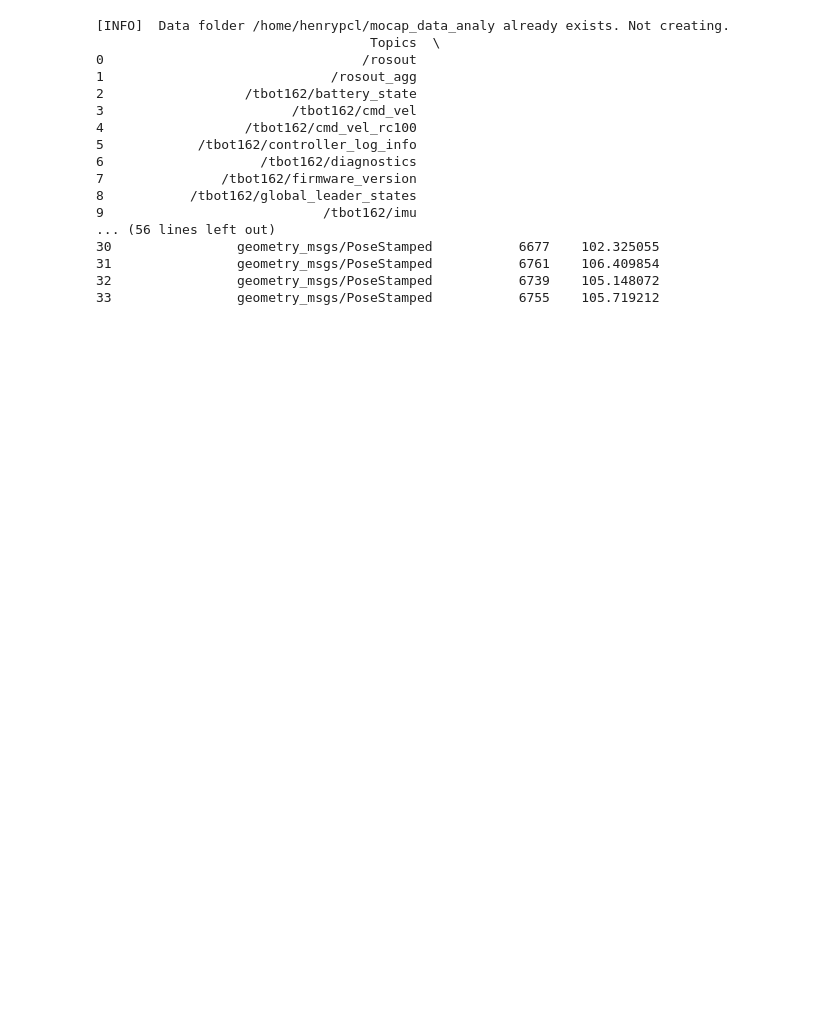
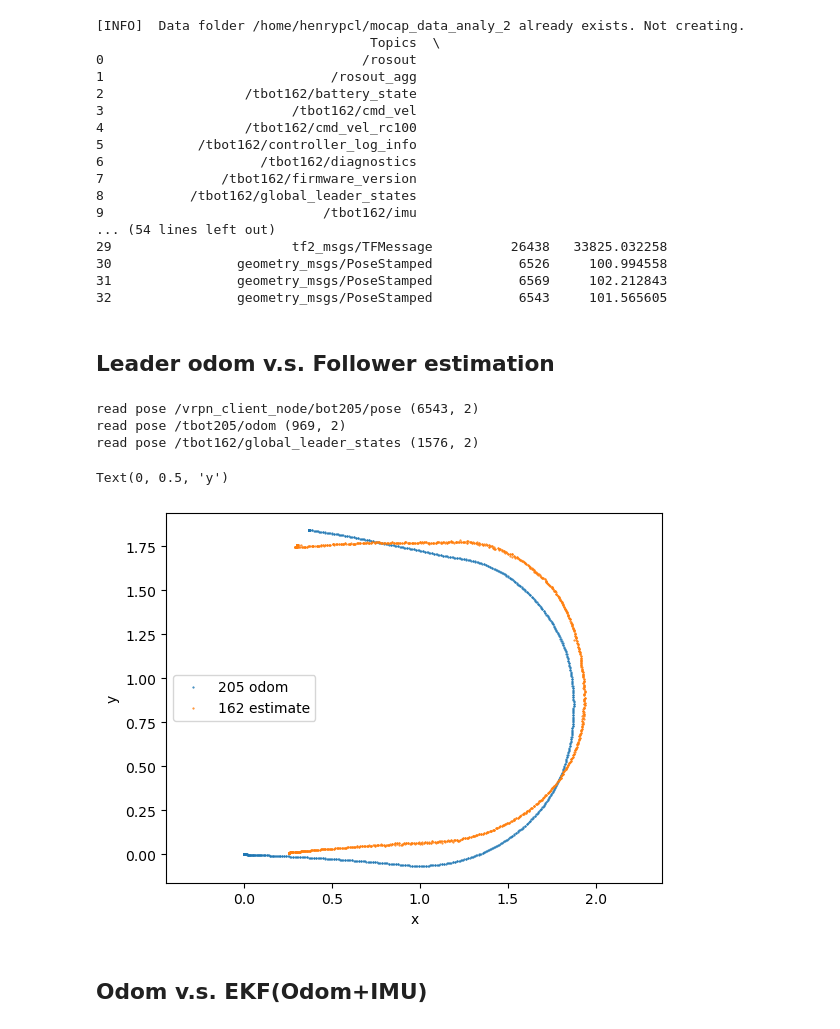
Before and after one commit to holyhenry/DSR_s_curve_tbot_test, a Jupyter notebook: plotting/scripts/system_test.ipynb, the cells around one changed output. Saved outputs shown, nothing was run; the diff lists cells and outputs as text; code cells hidden in the pictures; blank space fills up the shorter version.

```diff
--- a/plotting/scripts/system_test.ipynb
+++ b/plotting/scripts/system_test.ipynb
@@ -19,10 +19,10 @@ def read_pose_from_bag(bag, name_topic, name_x, name_y):
     print(f"read pose {name_topic}", pose.shape)
     return t, pose
 
-bag = bagreader('/home/henrypcl/mocap_data_analy.bag')
+bag = bagreader('/home/henrypcl/mocap_data_analy_2.bag')
 print(bag.topic_table)
 # %% [output]
-[INFO]  Data folder /home/henrypcl/mocap_data_analy already exists. Not creating.
+[INFO]  Data folder /home/henrypcl/mocap_data_analy_2 already exists. Not creating.
                                    Topics  \
 0                                 /rosout
 1                             /rosout_agg
@@ -34,9 +34,37 @@ print(bag.topic_table)
 7               /tbot162/firmware_version
 8           /tbot162/global_leader_states
 9                            /tbot162/imu
-... (56 lines left out)
-30                geometry_msgs/PoseStamped           6677    102.325055
-31                geometry_msgs/PoseStamped           6761    106.409854
-32                geometry_msgs/PoseStamped           6739    105.148072
-33                geometry_msgs/PoseStamped           6755    105.719212
+... (54 lines left out)
+29                       tf2_msgs/TFMessage          26438   33825.032258
+30                geometry_msgs/PoseStamped           6526     100.994558
+31                geometry_msgs/PoseStamped           6569     102.212843
+32                geometry_msgs/PoseStamped           6543     101.565605
+# %% [markdown]
+## Leader odom v.s. Follower estimation
+# %%
+_, pose_205_mocap = read_pose_from_bag(bag,
+                                    '/vrpn_client_node/bot205/pose',
+                                    'pose.position.x',
+                                    'pose.position.y')
+_, pose_205_odom = read_pose_from_bag(bag,
+                                    '/tbot205/odom',
+                                    'pose.pose.position.x',
+                                    'pose.pose.position.y')
+_, pose_162_estimate = read_pose_from_bag(bag,
+                                    '/tbot162/global_leader_states',
+                                    'x',
+                                    'y')
+plt.figure()
+# plt.plot(pose_205_mocap[:,0],pose_205_mocap[:,1], '.', markersize='1', label='205 mocap')
+plt.plot(pose_205_odom[:,0],pose_205_odom[:,1], '.', markersize='1', label='205 odom')
+plt.plot(pose_162_estimate[:,0],pose_162_estimate[:,1], '.', markersize='1', label='162 estimate')
+plt.legend(); plt.axis('equal'); plt.xlabel('x'); plt.ylabel('y')
+# %% [output]
+read pose /vrpn_client_node/bot205/pose (6543, 2)
+read pose /tbot205/odom (969, 2)
+read pose /tbot162/global_leader_states (1576, 2)
+Text(0, 0.5, 'y')
+[figure, added]
+# %% [markdown]
+## Odom v.s. EKF(Odom+IMU)
 # %%
```
Also changed, not shown: parts of 5 cells of this notebook, 10 other files.
